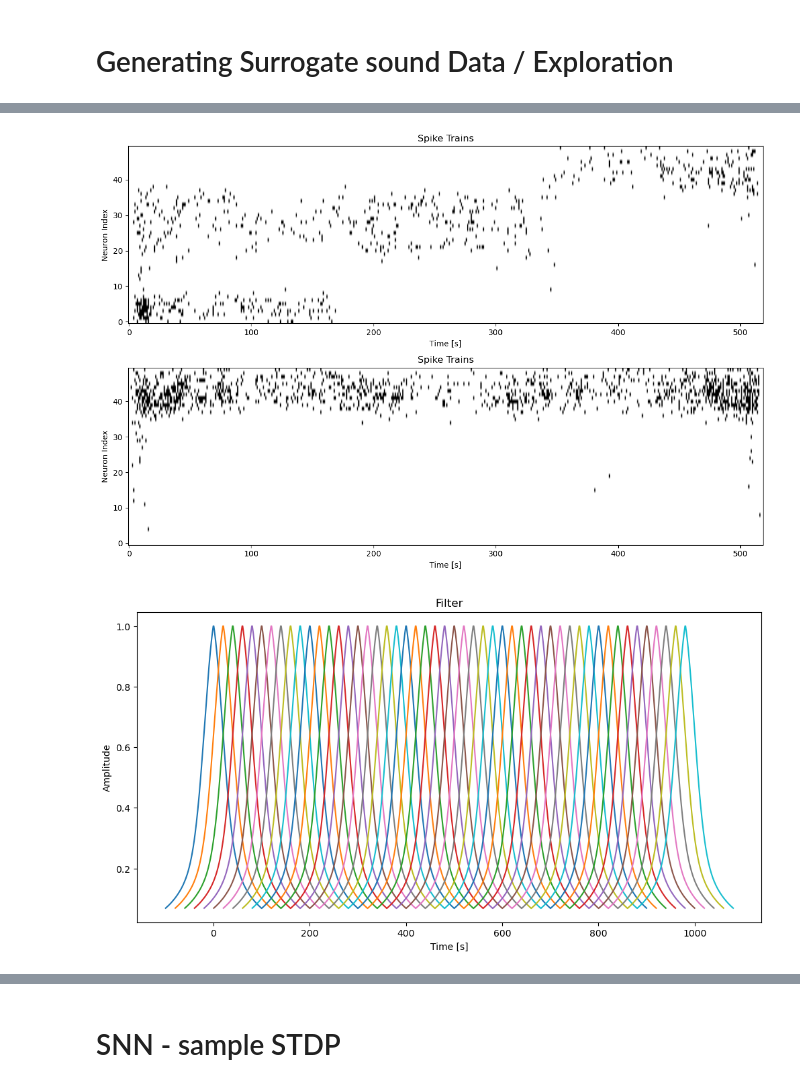
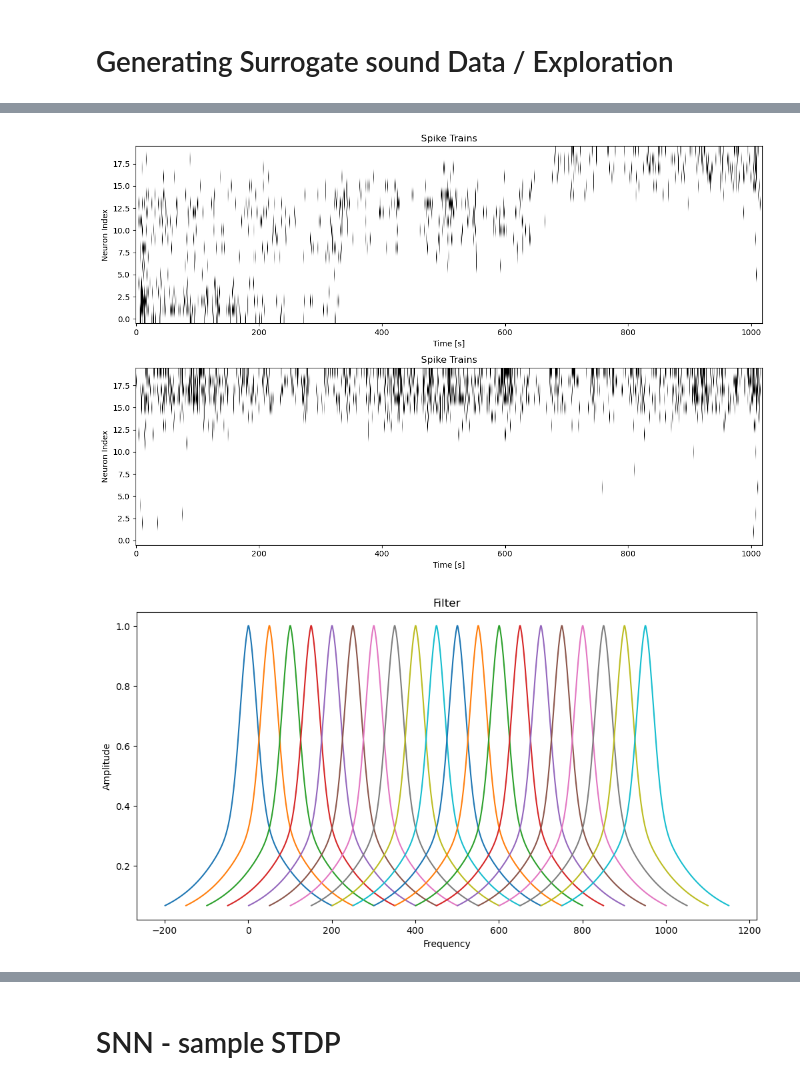
Before and after one commit to mwassermann/Synaptic-Plasticity---Cochlea-Encoding, a Jupyter notebook: explor.ipynb, the cells around one changed output, grey strips where cells are left out. Drawn from its saved outputs; the diff is of its cells as text; code cells hidden in the pictures.

```diff
--- a/explor.ipynb
+++ b/explor.ipynb
@@ -150,7 +163,7 @@ def plot_spectrogram(spgram, SFT, wave, t, num_samples, title):
 # %%
 batch_size = 32
 sample_rate = 1000 # f = 1 / T
-num_samples = 1000
+num_samples = 1000 * 2
 
 duration = num_samples / sample_rate
 wave_period = 1/sample_rate
@@ -189,6 +202,7 @@ win_size = 40   # window size in samples
 win_gauss = gaussian(win_size, std=g_std, sym=True)  # symmetric Gaussian wind.
 SFT = ShortTimeFFT(win_gauss, hop=2, fs=sample_rate, mfft=2000, scale_to='psd')
 # SFT = ShortTimeFFT(win, hop=2, fs=sample_rate, scale_to='psd')
+# fet Fourier transform of the wave with ShortTimeFFT (SFT)
 
 spgrams_1 = SFT.spectrogram(waves_mix)  # calculate absolute square of STFT
 waves_2 += np.random.normal(0, 0.1, waves_2.shape)
@@ -198,7 +212,4 @@ print(spgrams_1.shape, spgrams_1.dtype)
 
 spgrams_1_sample = SFT.spectrogram(sample_wave)
 spgrams_2_sample = spgrams_2[0]
-
-plot_spectrogram(spgrams_1_sample, SFT, sample_wave, t, num_samples, 'Spectrogram 1')
-plot_spectrogram(spgrams_2_sample, SFT, waves_2[0], t, num_samples, 'Spectrogram 2')
 # %% [output]
@@ -211,9 +275,9 @@ plot_spectrogram(spgrams_2_sample, SFT, waves_2[0], t, num_samples, 'Spectrogram
 # %%
-num_encoding_neurons = 50
-spike_prob_scale = 1.5
+num_encoding_neurons = 20
+spike_prob_scale = 1.7
 
-kerel_size = 200
-tau = 50
+kerel_size = 400
+tau = 100
 g_std = 20
 
 # kernel = exponential(kerel_size, tau=tau, sym=True)
@@ -224,7 +288,7 @@ k_exp = exponential(kerel_size, tau=tau, sym=True)
 kernel = k_gauss + k_exp
 kernel /= np.max(kernel)
 
-spike_trains_1, freq_centers = range_selectivity_spike_encoding_batch(spgrams_1, num_encoding_neurons=num_encoding_neurons,
+spike_trains_1, freq_centers, convolved_spectograms_1 = range_selectivity_spike_encoding_batch(spgrams_1[:2], num_encoding_neurons=num_encoding_neurons,
                                                                       kernel=kernel, spike_prob_scale=spike_prob_scale)
-spike_trains_2, freq_centers = range_selectivity_spike_encoding_batch(spgrams_2, num_encoding_neurons=num_encoding_neurons,
+spike_trains_2, freq_centers, convolved_spectograms_2= range_selectivity_spike_encoding_batch(spgrams_2[:2], num_encoding_neurons=num_encoding_neurons,
                                                                       kernel=kernel, spike_prob_scale=spike_prob_scale)
@@ -237,34 +315,35 @@ plt.figure(figsize=(12, 8))
 plt.subplot(2,1,1)
 plt.imshow(spike_trains_sample_1, aspect='auto', origin='lower', cmap='binary')
 plt.title('Spike Trains')
 plt.xlabel('Time [s]')
 plt.ylabel('Neuron Index')
 
 plt.subplot(2,1,2)
 plt.imshow(spike_trains_sample_2, aspect='auto', origin='lower', cmap='binary')
 plt.title('Spike Trains')
 plt.xlabel('Time [s]')
 plt.ylabel('Neuron Index')
 
 plt.tight_layout()
 plt.show()
 
 
-
 # Plot the filter
 kernels_xs = []
 x_coords = np.arange(kerel_size)
 for c in freq_centers:
     k_x = x_coords - (kerel_size/2) + c
     kernels_xs.append(k_x)
 
 plt.figure(figsize=(12, 6))
 for k_x in kernels_xs:
     plt.plot(k_x, kernel)
 plt.title('Filter')
-plt.xlabel('Time [s]')
+plt.xlabel('Frequency')
 plt.ylabel('Amplitude')
+# cut at 0
+# plt.xlim(0, np.max(k_x))
 plt.show()
 # %% [output]
-[figure, old version]
+[figure, new version]
-[figure, old version]
+[figure, new version]
```
Also changed, not shown: parts of 29 cells of this notebook, 1 other file.
